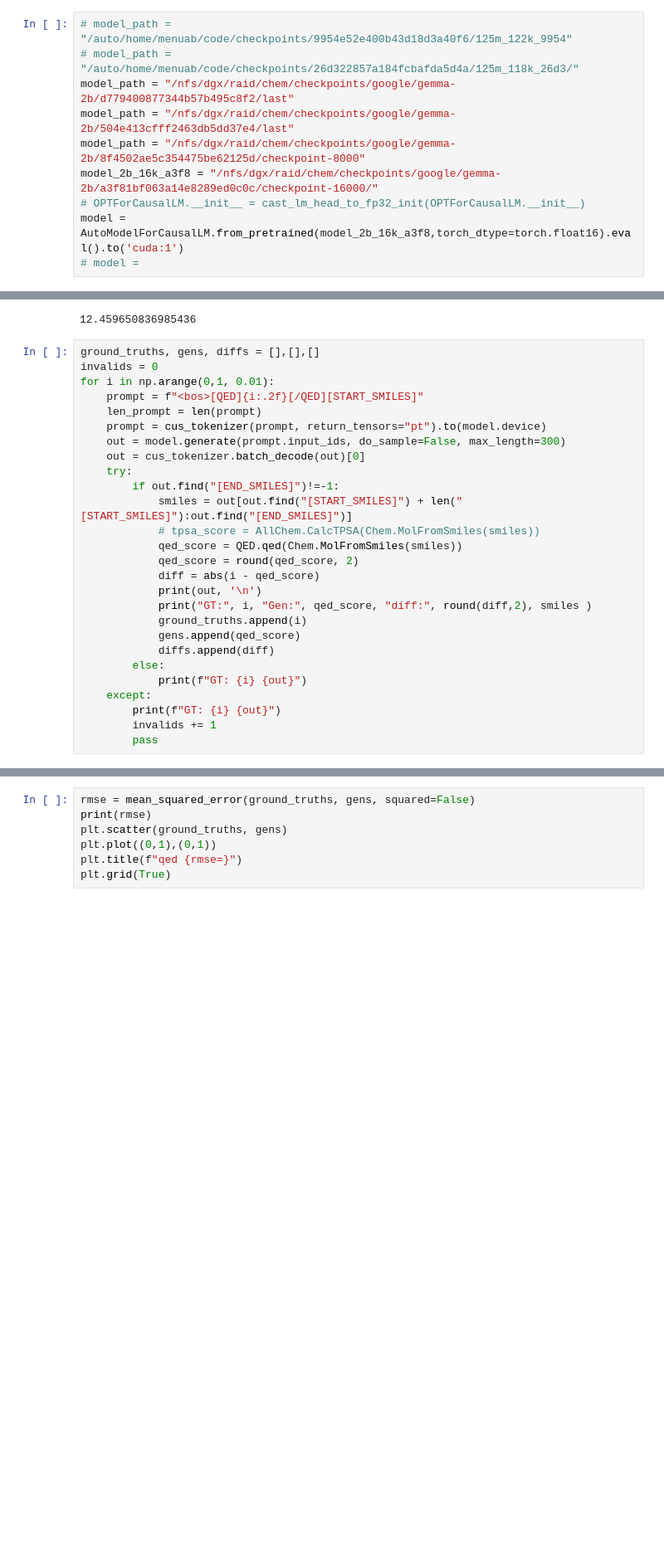
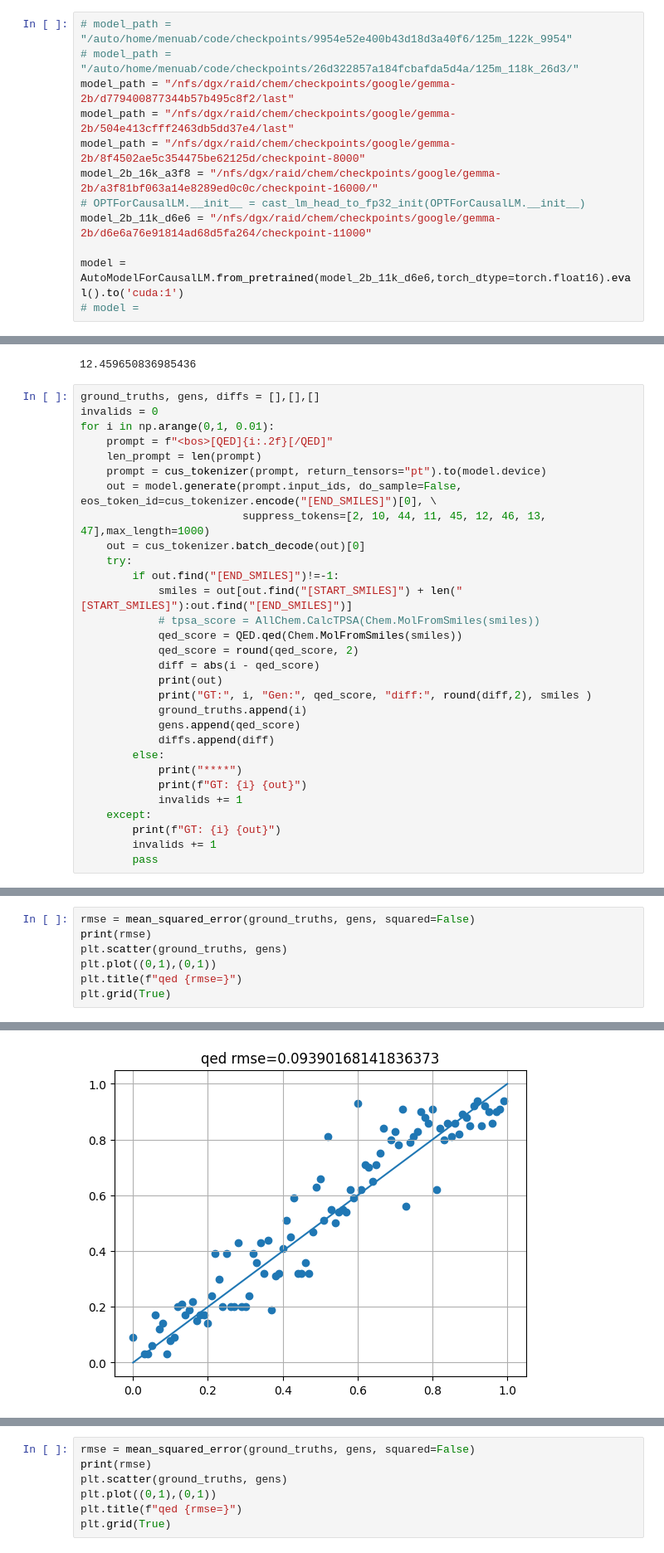
Before and after one commit to YerevaNN/ChemLactica, a Jupyter notebook: notebooks/playground.ipynb, the cells around one changed output, grey strips where cells are left out. Shown: that part at 83% size. Saved outputs shown, nothing was run; the diff lists cells and outputs as text; blank space fills up the shorter version.

```diff
--- a/notebooks/playground.ipynb
+++ b/notebooks/playground.ipynb
@@ -30,7 +30,9 @@ model_path = "/nfs/dgx/raid/chem/checkpoints/google/gemma-2b/504e413cfff2463db5d
 model_path = "/nfs/dgx/raid/chem/checkpoints/google/gemma-2b/8f4502ae5c354475be62125d/checkpoint-8000"
 model_2b_16k_a3f8 = "/nfs/dgx/raid/chem/checkpoints/google/gemma-2b/a3f81bf063a14e8289ed0c0c/checkpoint-16000/"
 # OPTForCausalLM.__init__ = cast_lm_head_to_fp32_init(OPTForCausalLM.__init__)
-model = AutoModelForCausalLM.from_pretrained(model_2b_16k_a3f8,torch_dtype=torch.float16).eval().to('cuda:1')
+model_2b_11k_d6e6 = "/nfs/dgx/raid/chem/checkpoints/google/gemma-2b/d6e6a76e91814ad68d5fa264/checkpoint-11000"
+
+model = AutoModelForCausalLM.from_pretrained(model_2b_11k_d6e6,torch_dtype=torch.float16).eval().to('cuda:1')
 # model =
 # %% [output]
 Gemma's activation function should be approximate GeLU and not exact GeLU.
@@ -100,10 +102,11 @@ plt.grid(True)
 ground_truths, gens, diffs = [],[],[]
 invalids = 0
 for i in np.arange(0,1, 0.01):
-    prompt = f"<bos>[QED]{i:.2f}[/QED][START_SMILES]"
+    prompt = f"<bos>[QED]{i:.2f}[/QED]"
     len_prompt = len(prompt)
     prompt = cus_tokenizer(prompt, return_tensors="pt").to(model.device)
-    out = model.generate(prompt.input_ids, do_sample=False, max_length=300)
+    out = model.generate(prompt.input_ids, do_sample=False, eos_token_id=cus_tokenizer.encode("[END_SMILES]")[0], \
+                         suppress_tokens=[2, 10, 44, 11, 45, 12, 46, 13, 47],max_length=1000)
     out = cus_tokenizer.batch_decode(out)[0]
     try:
         if out.find("[END_SMILES]")!=-1:
@@ -112,13 +115,15 @@ for i in np.arange(0,1, 0.01):
             qed_score = QED.qed(Chem.MolFromSmiles(smiles))
             qed_score = round(qed_score, 2)
             diff = abs(i - qed_score)
-            print(out, '\n')
+            print(out)
             print("GT:", i, "Gen:", qed_score, "diff:", round(diff,2), smiles )
             ground_truths.append(i)
             gens.append(qed_score)
             diffs.append(diff)
         else:
+            print("****")
             print(f"GT: {i} {out}")
+            invalids += 1
     except:
         print(f"GT: {i} {out}")
         invalids += 1
@@ -143,0 +137,8 @@ GT: 0.99 Gen: 0.84 diff: 0.15 CC(C)C(C)NC(=O)c1ccc(N2CCCCC2)c(N)c1
+# %%
+rmse = mean_squared_error(ground_truths, gens, squared=False)
+print(rmse)
+plt.scatter(ground_truths, gens)
+plt.plot((0,1),(0,1))
+plt.title(f"qed {rmse=}")
+plt.grid(True)
+# %% [output]
@@ -143,0 +146 @@ GT: 0.99 Gen: 0.84 diff: 0.15 CC(C)C(C)NC(=O)c1ccc(N2CCCCC2)c(N)c1
+[figure, added]
```
Also changed, not shown: parts of 5 cells of this notebook, 4 other files.
